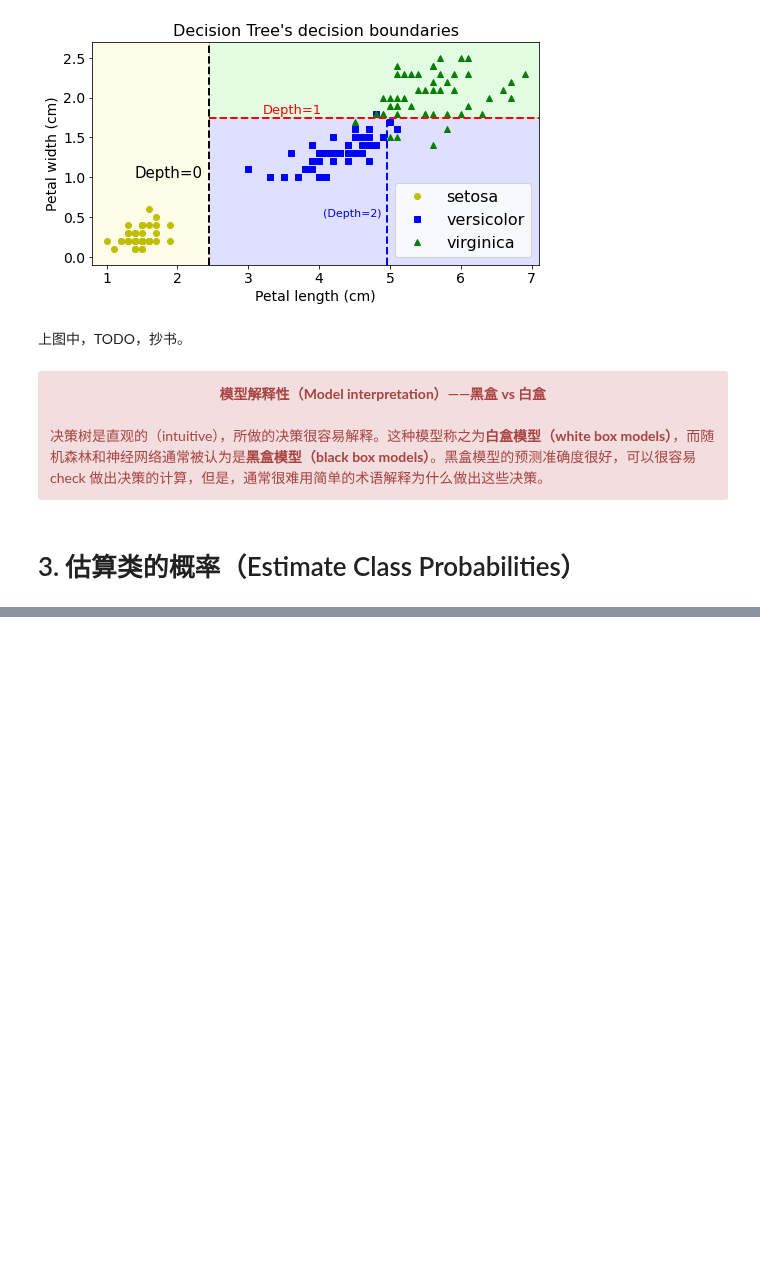
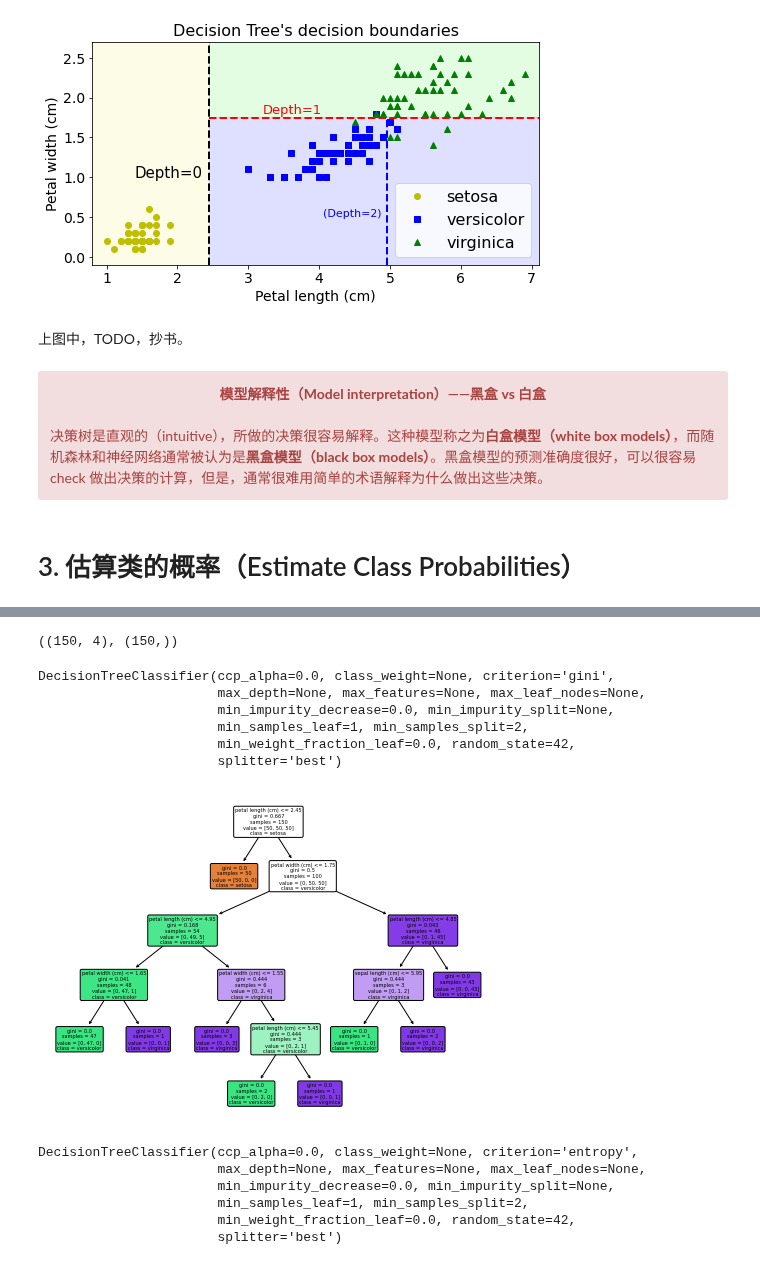
Before and after one commit to libingallin/handson_ml_2nd, a Jupyter notebook: chap06_decision_trees/chap06_decision_trees.ipynb, the cells around one changed output, grey strips where cells are left out. Drawn from its saved outputs; the diff is of its cells as text; code cells hidden in the pictures; blank space fills up the shorter version.

```diff
--- a/chap06_decision_trees/chap06_decision_trees.ipynb
+++ b/chap06_decision_trees/chap06_decision_trees.ipynb
@@ -257,0 +338,38 @@ plt.show()
+# %%
+X_all = iris['data']
+y_all = iris.target
+
+X_all.shape, y_all.shape
+# %% [output]
+((150, 4), (150,))
+# %%
+gini_tree_clf = DecisionTreeClassifier(criterion='gini', random_state=42)
+gini_tree_clf.fit(X_all, y_all)
+# %% [output]
+DecisionTreeClassifier(ccp_alpha=0.0, class_weight=None, criterion='gini',
+                       max_depth=None, max_features=None, max_leaf_nodes=None,
+                       min_impurity_decrease=0.0, min_impurity_split=None,
+                       min_samples_leaf=1, min_samples_split=2,
+                       min_weight_fraction_leaf=0.0, random_state=42,
+                       splitter='best')
+# %%
+plt.figure(figsize=(8, 6))
+plot_tree(
+    gini_tree_clf,
+    feature_names=iris.feature_names,
+    class_names=iris.target_names,
+    filled=True,
+    rounded=True)
+plt.show()
+# %% [output]
+[figure, added]
+# %%
+entropy_tree_clf = DecisionTreeClassifier(criterion='entropy', random_state=42)
+entropy_tree_clf.fit(X_all, y_all)
+# %% [output]
+DecisionTreeClassifier(ccp_alpha=0.0, class_weight=None, criterion='entropy',
+                       max_depth=None, max_features=None, max_leaf_nodes=None,
+                       min_impurity_decrease=0.0, min_impurity_split=None,
+                       min_samples_leaf=1, min_samples_split=2,
+                       min_weight_fraction_leaf=0.0, random_state=42,
+                       splitter='best')
```
Also changed, not shown: parts of 31 cells of this notebook.
